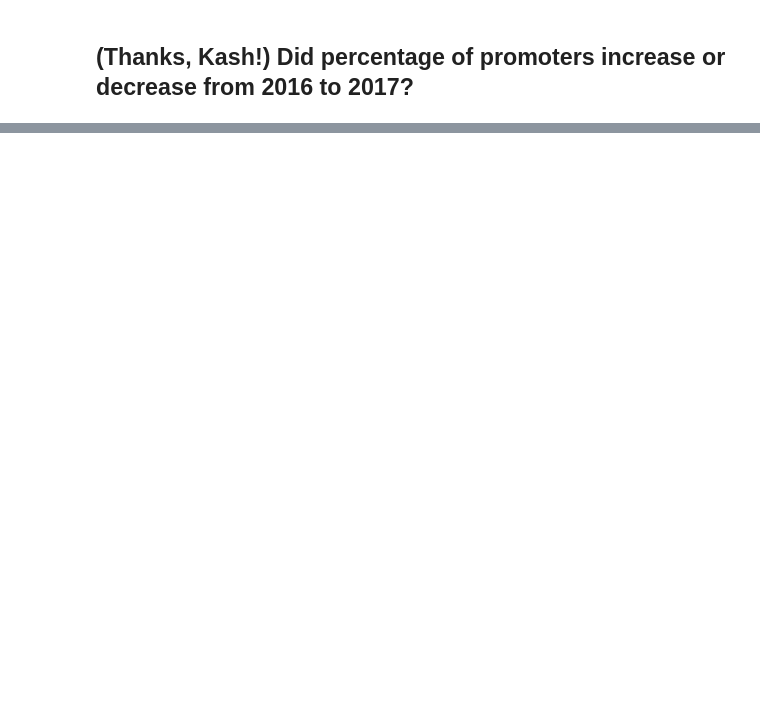
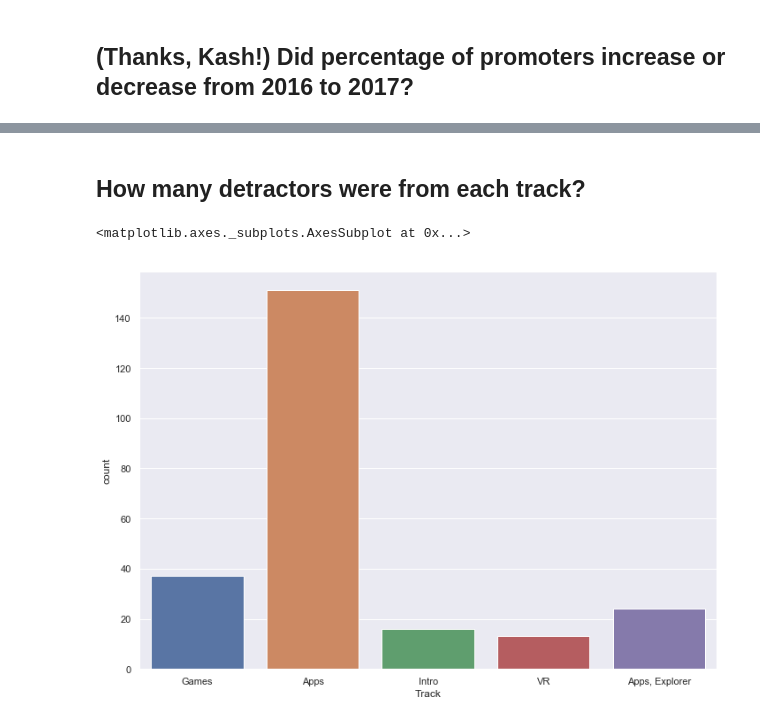
Before and after one commit to cherishkim42/DS-1.1-Data-Analysis, a Jupyter notebook: NPS Project/Clean Notebook.ipynb, the cells around one changed output, grey strips where cells are left out. Saved outputs shown, nothing was run; the diff lists cells and outputs as text; code cells hidden in the pictures; blank space fills up the shorter version.

```diff
--- a/NPS Project/Clean Notebook.ipynb
+++ b/NPS Project/Clean Notebook.ipynb
@@ -81,0 +144,8 @@ Q9: And how many were on the games track?
+# %% [markdown]
+## How many detractors were from each track?
+# %%
+detract_only = ssot[(ssot['Net Promoter Status'] == 'Detractor')]
+sns.countplot(x='Track', data=detract_only)
+# %% [output]
+<matplotlib.axes._subplots.AxesSubplot at 0x...>
+[figure, added]
```
Also changed, not shown: parts of 29 cells of this notebook, 3 other files.
